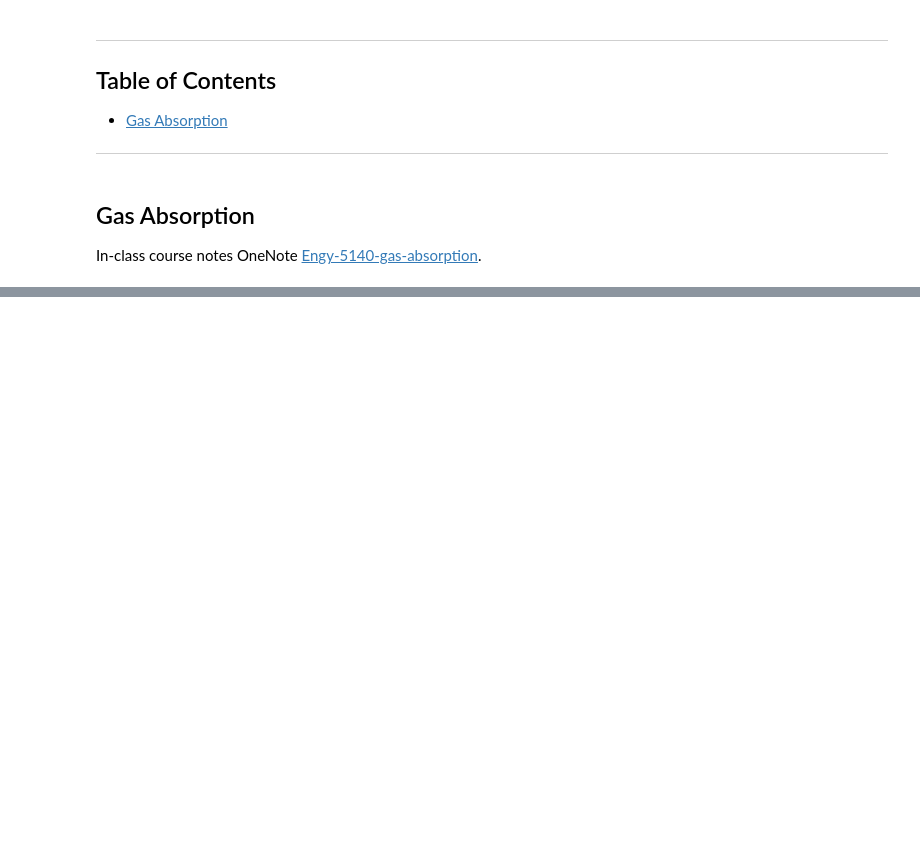
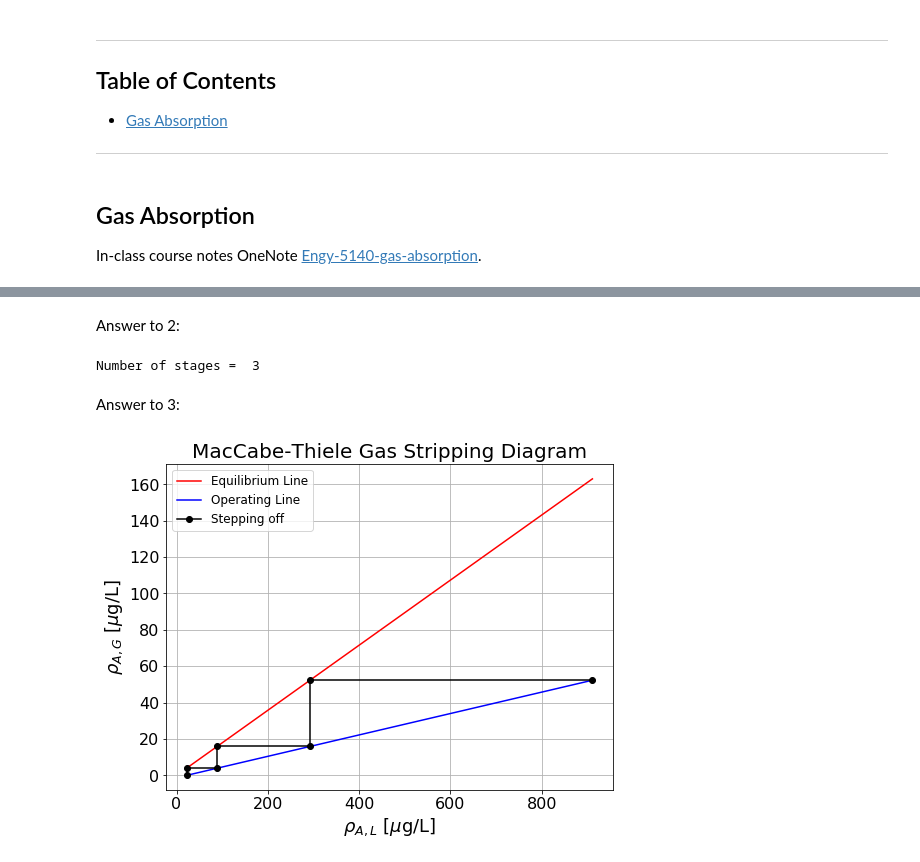
Before and after one commit to dpploy/engy-5140, a Jupyter notebook: notebooks/03-gas-absorption.ipynb, the cells around one changed output, grey strips where cells are left out. Drawn from its saved outputs; the diff is of its cells as text; code cells hidden in the pictures; blank space fills up the shorter version.

Commit message:
Gas stripping example in the notebook with python.

```diff
--- a/notebooks/03-gas-absorption.ipynb
+++ b/notebooks/03-gas-absorption.ipynb
@@ -18,0 +74,79 @@ Equilibrium gas stripping example [Engy-5140-gas-stripping-example](https://stud
+# %% [markdown]
+Answer to 2:
+# %%
+'''Air stripping of 1,1-dichloroethane from water'''
+
+# Top of tower
+rho_A_L_N1 = 900.0 * micro_gram / liter
+
+# Bottom of tower
+rho_A_G_0  = 0.0
+rho_A_L_1 = 22 * micro_gram / liter
+
+# Overall mass balance
+rho_A_G_N1 = ( rho_A_L_N1 - rho_A_L_1 ) / f_g_f_l_ratio
+
+# Intercept point
+b = rho_A_L_1
+slope = s_factor * partition_coef**-1
+
+# Equilibrium line definition
+eq_func = lambda x: partition_coef * x
+# Operating line definition
+op_func = lambda y: slope * y + b
+
+# Solve for mass concentrations in the network tower
+# Start at the bottom and move towards the top
+xpts = list() # x coord. for solution plotting
+ypts = list() # y coord. for solution plotting
+xpts.append(rho_A_L_1)
+ypts.append(rho_A_G_0)
+
+rho_A_L_k = rho_A_L_1
+rho_A_G_k = rho_A_G_0
+k_node = 0
+while rho_A_G_k <= rho_A_G_N1:
+
+    rho_A_G_k = eq_func(rho_A_L_k)
+    xpts.append(rho_A_L_k)
+    ypts.append(rho_A_G_k)
+
+    rho_A_L_k = op_func(rho_A_G_k)
+    xpts.append(rho_A_L_k)
+    ypts.append(rho_A_G_k)
+
+    k_node += 1
+
+print('Number of stages = ',k_node)
+# %% [output]
+Number of stages =  3
+# %% [markdown]
+Answer to 3:
+# %%
+import matplotlib.pyplot as plt
+import numpy as np
+
+plt.figure(1, figsize=(8, 6))
+
+xpts = np.array(xpts)
+ypts = np.array(ypts)
+
+# equilibrium line
+plt.plot(xpts/(micro_gram/liter), eq_func(xpts)/(micro_gram/liter),'r',label='Equilibrium Line')
+# operating line
+plt.plot(op_func(ypts)/(micro_gram/liter), ypts/(micro_gram/liter),'b',label='Operating Line')
+# network nodes
+plt.plot(xpts/(micro_gram/liter), ypts/(micro_gram/liter), 'ko-',label='Stepping off')
+
+plt.xlabel(r'$\rho_{A,L}$ [$\mu$g/L]',fontsize=18)
+plt.ylabel(r'$\rho_{A,G}$ [$\mu$g/L]',fontsize=18)
+plt.title(r'MacCabe-Thiele Gas Stripping Diagram',fontsize=20)
+plt.legend(loc='best',fontsize=12)
+plt.xticks(fontsize=16)
+plt.yticks(fontsize=16)
+
+plt.grid()
+plt.show()
+print('')
+# %% [output]
+[figure, added]
```
Also changed, not shown: parts of 5 cells of this notebook, 1 other file.
